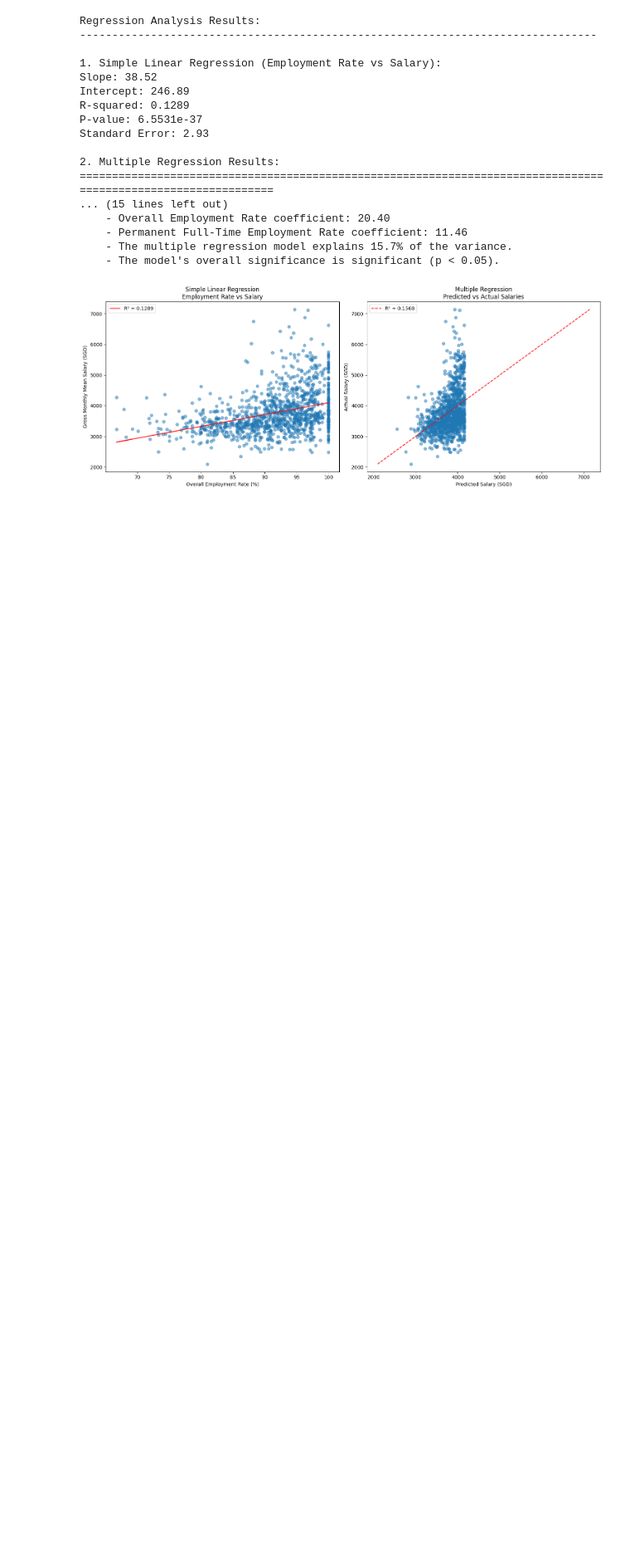
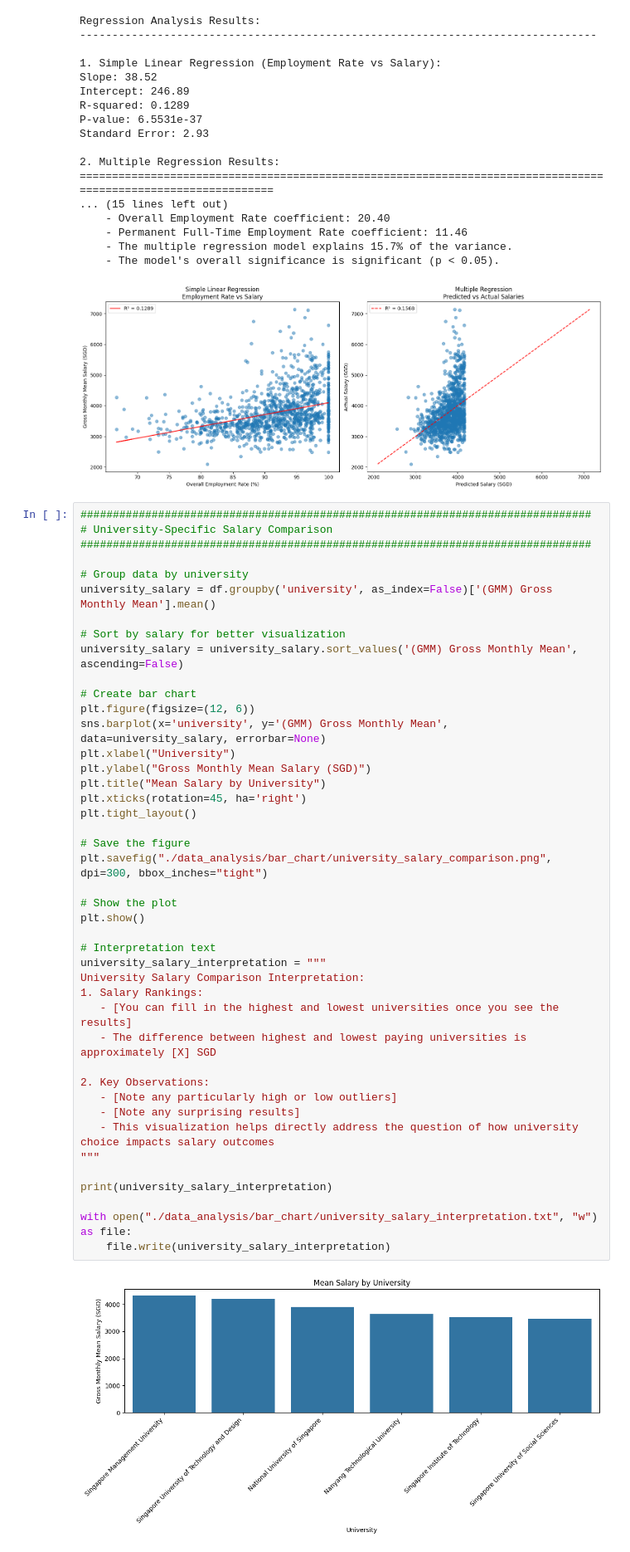
Before and after one commit to Imnotgoingtohindiclass/EMath-PT-G3-2025, a Jupyter notebook: graphs.ipynb, the cells around one changed output. Shown at 83% size. Cells and saved outputs as stored; diff of their text form; blank space fills up the shorter version.

Commit message:
added university salary comparison

```diff
--- a/graphs.ipynb
+++ b/graphs.ipynb
@@ -585,3 +585,48 @@ Standard Error: 2.93
     - The multiple regression model explains 15.7% of the variance.
     - The model's overall significance is significant (p < 0.05).
 [figure]
+# %%
+###############################################################################
+# University-Specific Salary Comparison
+###############################################################################
+
+# Group data by university
+university_salary = df.groupby('university', as_index=False)['(GMM) Gross Monthly Mean'].mean()
+
+# Sort by salary for better visualization
+university_salary = university_salary.sort_values('(GMM) Gross Monthly Mean', ascending=False)
+
+# Create bar chart
+plt.figure(figsize=(12, 6))
+sns.barplot(x='university', y='(GMM) Gross Monthly Mean', data=university_salary, errorbar=None)
+plt.xlabel("University")
+plt.ylabel("Gross Monthly Mean Salary (SGD)")
+plt.title("Mean Salary by University")
+plt.xticks(rotation=45, ha='right')
+plt.tight_layout()
+
+# Save the figure
+plt.savefig("./data_analysis/bar_chart/university_salary_comparison.png", dpi=300, bbox_inches="tight")
+
+# Show the plot
+plt.show()
+
+# Interpretation text
+university_salary_interpretation = """
+University Salary Comparison Interpretation:
+1. Salary Rankings:
+   - [You can fill in the highest and lowest universities once you see the results]
+   - The difference between highest and lowest paying universities is approximately [X] SGD
+
+2. Key Observations:
+   - [Note any particularly high or low outliers]
+   - [Note any surprising results]
+   - This visualization helps directly address the question of how university choice impacts salary outcomes
+"""
+
+print(university_salary_interpretation)
+
+with open("./data_analysis/bar_chart/university_salary_interpretation.txt", "w") as file:
+    file.write(university_salary_interpretation)
+# %% [output]
+[figure, added]
```
Also changed, not shown: parts of 1 cell of this notebook, 2 other files.
